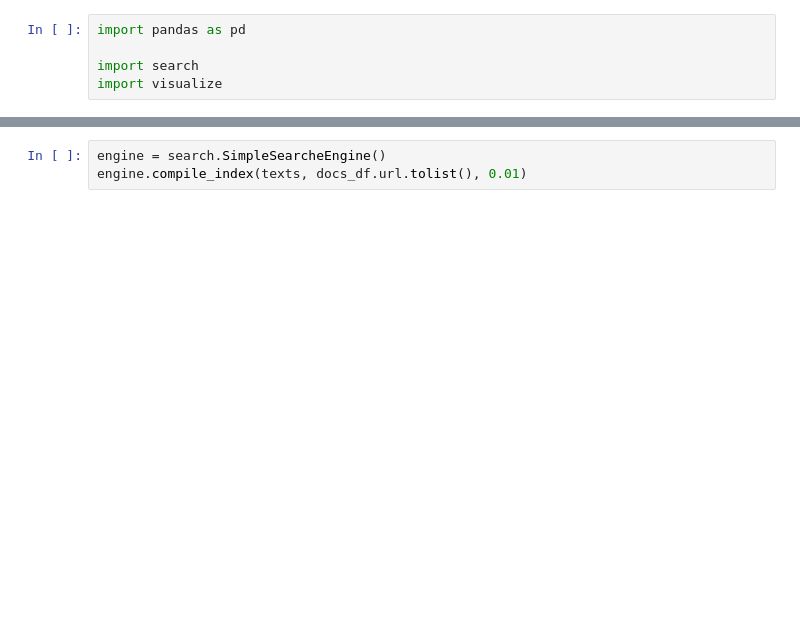
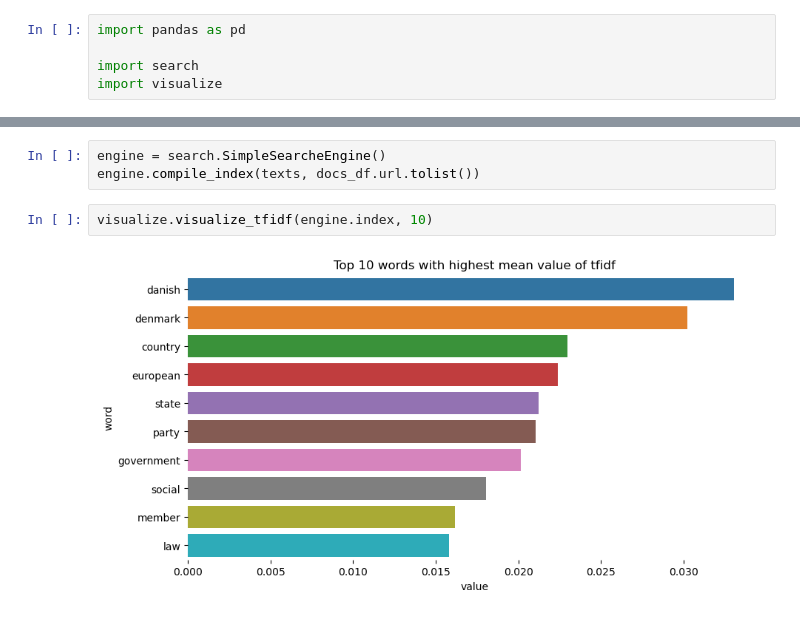
Before and after one commit to Tremirre/IR-Search-Engine, a Jupyter notebook: explore.ipynb, the cells around one changed output, grey strips where cells are left out. Drawn from its saved outputs; the diff is of its cells as text; blank space fills up the shorter version.

```diff
--- a/explore.ipynb
+++ b/explore.ipynb
@@ -10,3 +57,7 @@ texts = [text.replace(";", " ") for text in texts]
 # %%
 engine = search.SimpleSearcheEngine()
-engine.compile_index(texts, docs_df.url.tolist(), 0.01)
+engine.compile_index(texts, docs_df.url.tolist())
+# %%
+visualize.visualize_tfidf(engine.index, 10)
+# %% [output]
+[figure, added]
```
Also changed, not shown: parts of 36 cells of this notebook, 1 other file.
